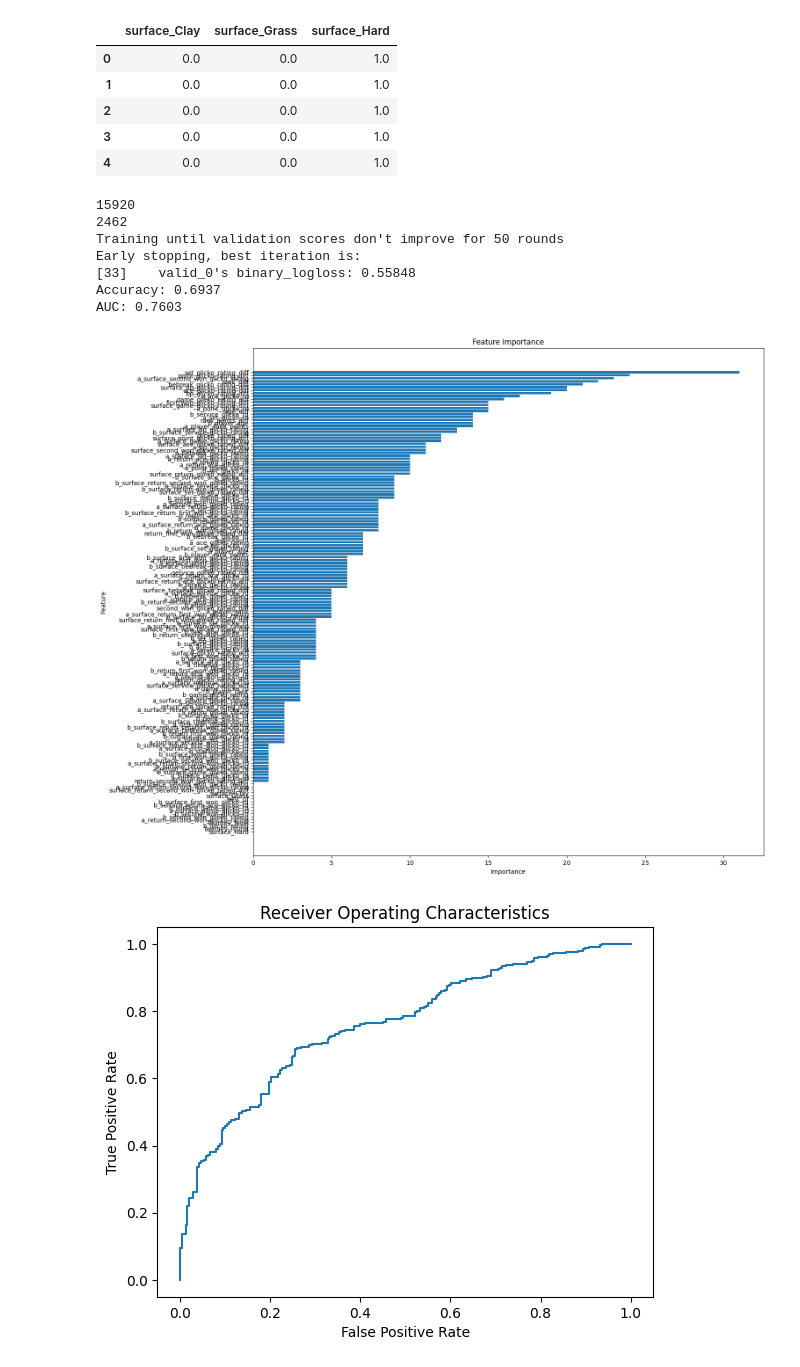
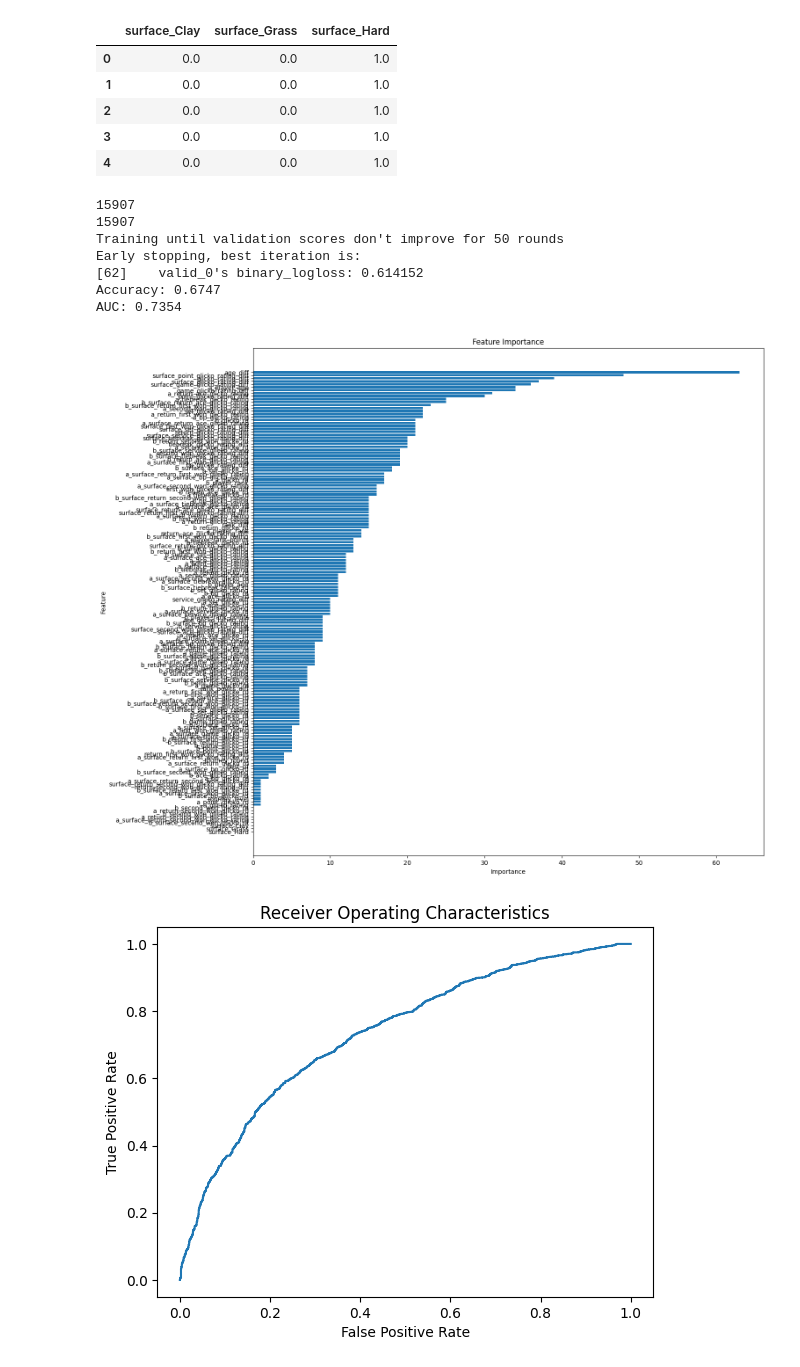
Before and after one commit to dsw225/TennisPredictionModel, a Jupyter notebook: breakpoint/analyzers/tennis_analyzer_lightGBM.ipynb, the cells around one changed output. Saved outputs shown, nothing was run; the diff lists cells and outputs as text; code cells hidden in the pictures.

Commit message:
Temp add

```diff
--- a/breakpoint/analyzers/tennis_analyzer_lightGBM.ipynb
+++ b/breakpoint/analyzers/tennis_analyzer_lightGBM.ipynb
@@ -60,7 +60,7 @@ end_date = datetime.strptime(end, '%Y%m%d').date()
 
 RD_CUTOFF = 75
 
-df = pd.read_csv('../testcsvs/glickoUpdatedTest.csv')
+df = pd.read_csv('../testcsvs/glickoTempTau6.0.csv')
 df['tourney_date'] = pd.to_datetime(df['tourney_date']).dt.date
 df = df[(df['tourney_date'] >= start_date) & (df['tourney_date'] <= end_date)]
 df = df[(df['a_glicko_rd'] <= RD_CUTOFF) & (df['b_glicko_rd'] <= RD_CUTOFF)]
@@ -236,7 +236,7 @@ def evaluateModel(model, df_test, features):
 df = df.dropna()
 print(len(df))
 # df = df[(df['surface_Clay'] == 1.0)]
-df = df[(df['tourney_level'] == 6)]
+# df = df[(df['tourney_level'] == 6)]
 
 # Extract and manage odds columns
 odds_df = df[['a_odds', 'b_odds']].copy()
@@ -307,40 +307,40 @@ plt.show()
 # Optionally, save the model to a file
 model.save_model('lightgbm_model.txt')
 
 # Predict using LightGBM model
 y_pred = model.predict(X_test)
 
 # Ensure odds are correctly indexed
 odds_test = odds_df.loc[idx_test].values
 
 # Create DataFrame with predictions and actual values
 results_df = pd.DataFrame({
     'Actual': y_test,
     'Predicted': y_pred,
     'A_Odds': odds_test[:, 0],
     'B_Odds': odds_test[:, 1]
 })
 
 # Optionally save to CSV
 results_df.to_csv('predictions_with_odds.csv', index=False)
 
 # Plot ROC curve
 fpr, tpr, thresholds = roc_curve(y_test, y_pred)
 plt.plot(fpr, tpr)
 plt.title("Receiver Operating Characteristics")
 plt.xlabel("False Positive Rate")
 plt.ylabel("True Positive Rate")
 plt.show()
 # %% [output]
-15920
-2462
+15907
+15907
 Training until validation scores don't improve for 50 rounds
 Early stopping, best iteration is:
-[33]    valid_0's binary_logloss: 0.55848
-Accuracy: 0.6937
-AUC: 0.7603
+[62]    valid_0's binary_logloss: 0.614152
+Accuracy: 0.6747
+AUC: 0.7354
-[figure, old version]
+[figure, new version]
-[figure, old version]
+[figure, new version]
 # %%
 # Display the DataFrame
 # results_df.head()
```
Also changed, not shown: parts of 3 cells of this notebook, 6 other files.
